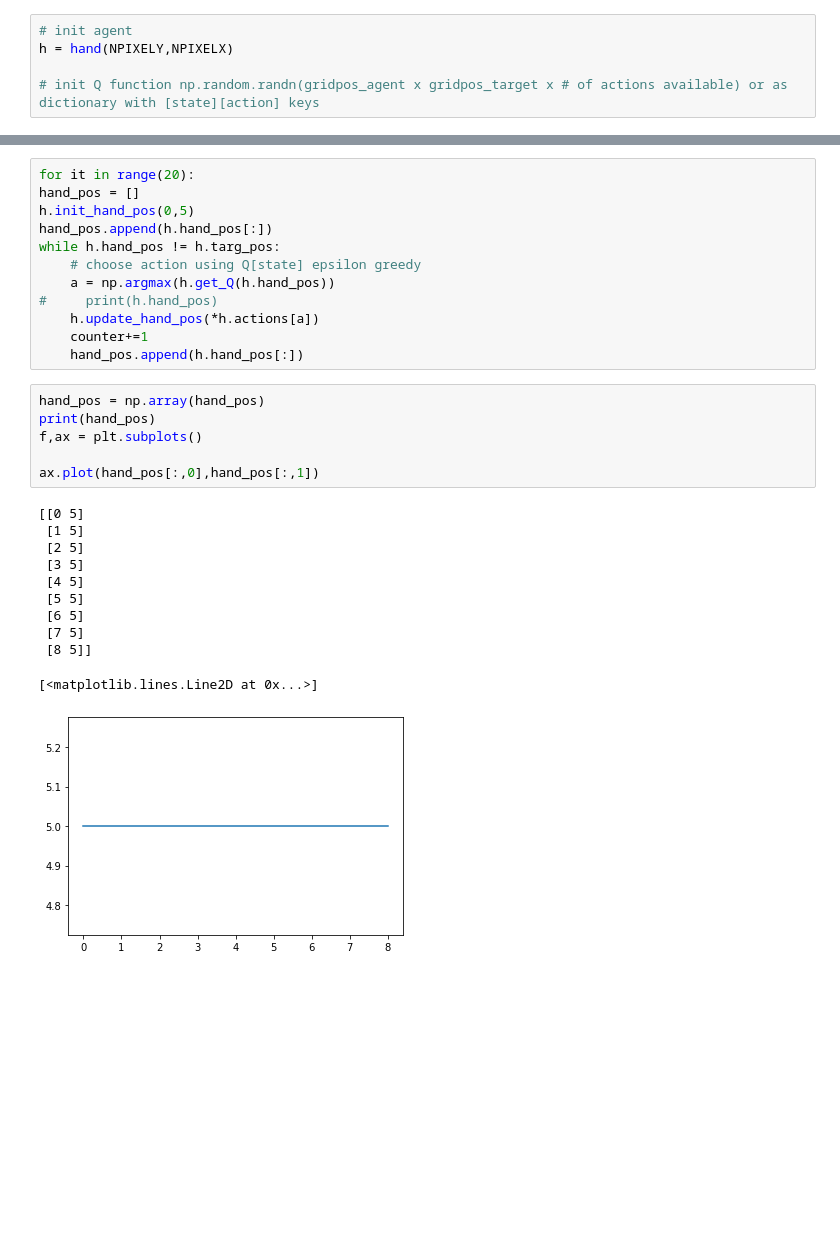
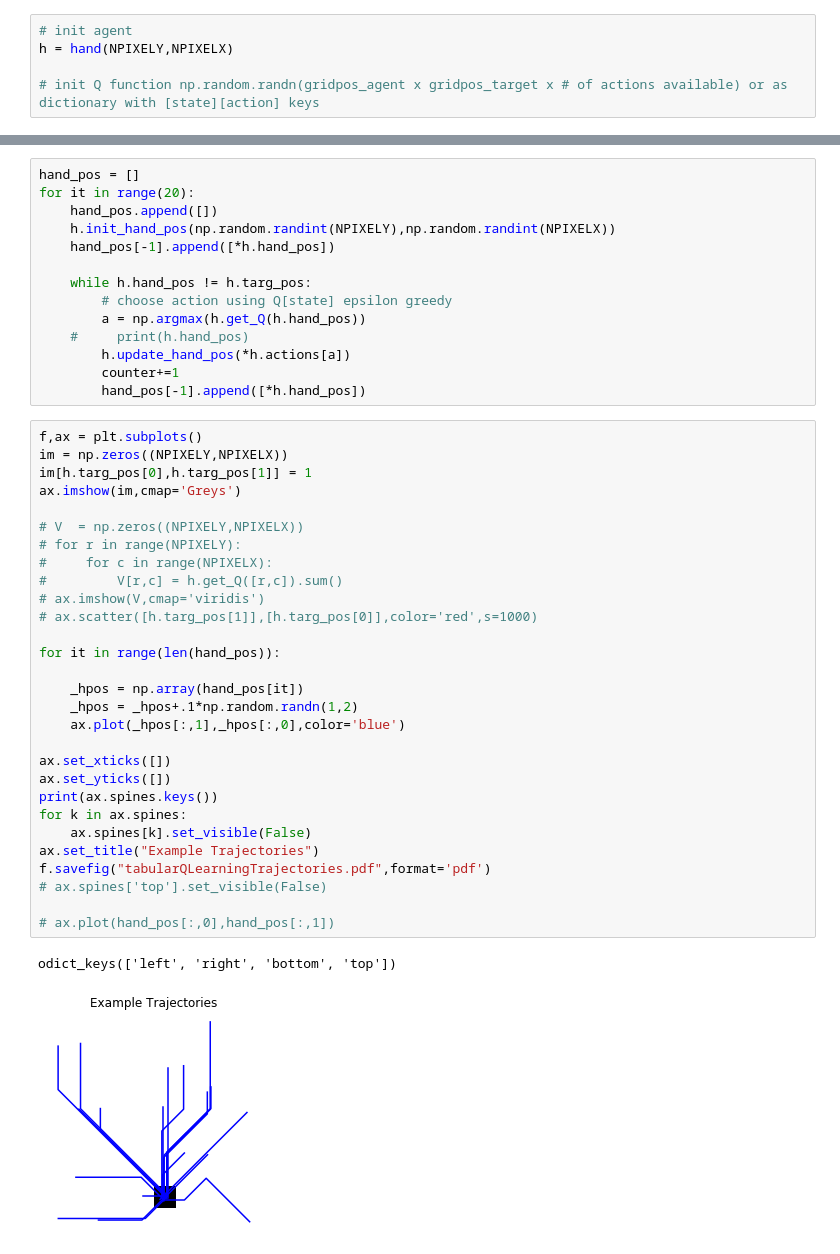
Before and after one commit to xlsun79/CS230Project, a Jupyter notebook: DebuggingNotebooks/TabularQLearning.ipynb, the cells around one changed output, grey strips where cells are left out. Saved outputs shown, nothing was run; the diff lists cells and outputs as text; blank space fills up the shorter version.

```diff
--- a/DebuggingNotebooks/TabularQLearning.ipynb
+++ b/DebuggingNotebooks/TabularQLearning.ipynb
@@ -128,33 +128,49 @@ ax.plot(COUNTERS[:])
 # %%
+hand_pos = []
 for it in range(20):
-hand_pos = []
-h.init_hand_pos(0,5)
-hand_pos.append(h.hand_pos[:])
-while h.hand_pos != h.targ_pos:
-    # choose action using Q[state] epsilon greedy
-    a = np.argmax(h.get_Q(h.hand_pos))
-#     print(h.hand_pos)
-    h.update_hand_pos(*h.actions[a])
-    counter+=1
-    hand_pos.append(h.hand_pos[:])
+    hand_pos.append([])
+    h.init_hand_pos(np.random.randint(NPIXELY),np.random.randint(NPIXELX))
+    hand_pos[-1].append([*h.hand_pos])
+
+    while h.hand_pos != h.targ_pos:
+        # choose action using Q[state] epsilon greedy
+        a = np.argmax(h.get_Q(h.hand_pos))
+    #     print(h.hand_pos)
+        h.update_hand_pos(*h.actions[a])
+        counter+=1
+        hand_pos[-1].append([*h.hand_pos])
-# %%
-hand_pos = np.array(hand_pos)
-print(hand_pos)
-f,ax = plt.subplots()
-
-ax.plot(hand_pos[:,0],hand_pos[:,1])
-# %% [output]
-[[0 5]
- [1 5]
- [2 5]
- [3 5]
- [4 5]
- [5 5]
- [6 5]
- [7 5]
- [8 5]]
-[<matplotlib.lines.Line2D at 0x...>]
-[figure, removed]
+# %%
+f,ax = plt.subplots()
+im = np.zeros((NPIXELY,NPIXELX))
+im[h.targ_pos[0],h.targ_pos[1]] = 1
+ax.imshow(im,cmap='Greys')
+
+# V  = np.zeros((NPIXELY,NPIXELX))
+# for r in range(NPIXELY):
+#     for c in range(NPIXELX):
+#         V[r,c] = h.get_Q([r,c]).sum()
+# ax.imshow(V,cmap='viridis')
+# ax.scatter([h.targ_pos[1]],[h.targ_pos[0]],color='red',s=1000)
+
+for it in range(len(hand_pos)):
+
+    _hpos = np.array(hand_pos[it])
+    _hpos = _hpos+.1*np.random.randn(1,2)
+    ax.plot(_hpos[:,1],_hpos[:,0],color='blue')
+
+ax.set_xticks([])
+ax.set_yticks([])
+print(ax.spines.keys())
+for k in ax.spines:
+    ax.spines[k].set_visible(False)
+ax.set_title("Example Trajectories")
+f.savefig("tabularQLearningTrajectories.pdf",format='pdf')
+# ax.spines['top'].set_visible(False)
+
+# ax.plot(hand_pos[:,0],hand_pos[:,1])
+# %% [output]
+odict_keys(['left', 'right', 'bottom', 'top'])
+[figure, added]
 # %%
 h_wind = hand(NPIXELY,NPIXELX)
 rewards = []
```
Also changed, not shown: parts of 8 cells of this notebook, 3 other files.
